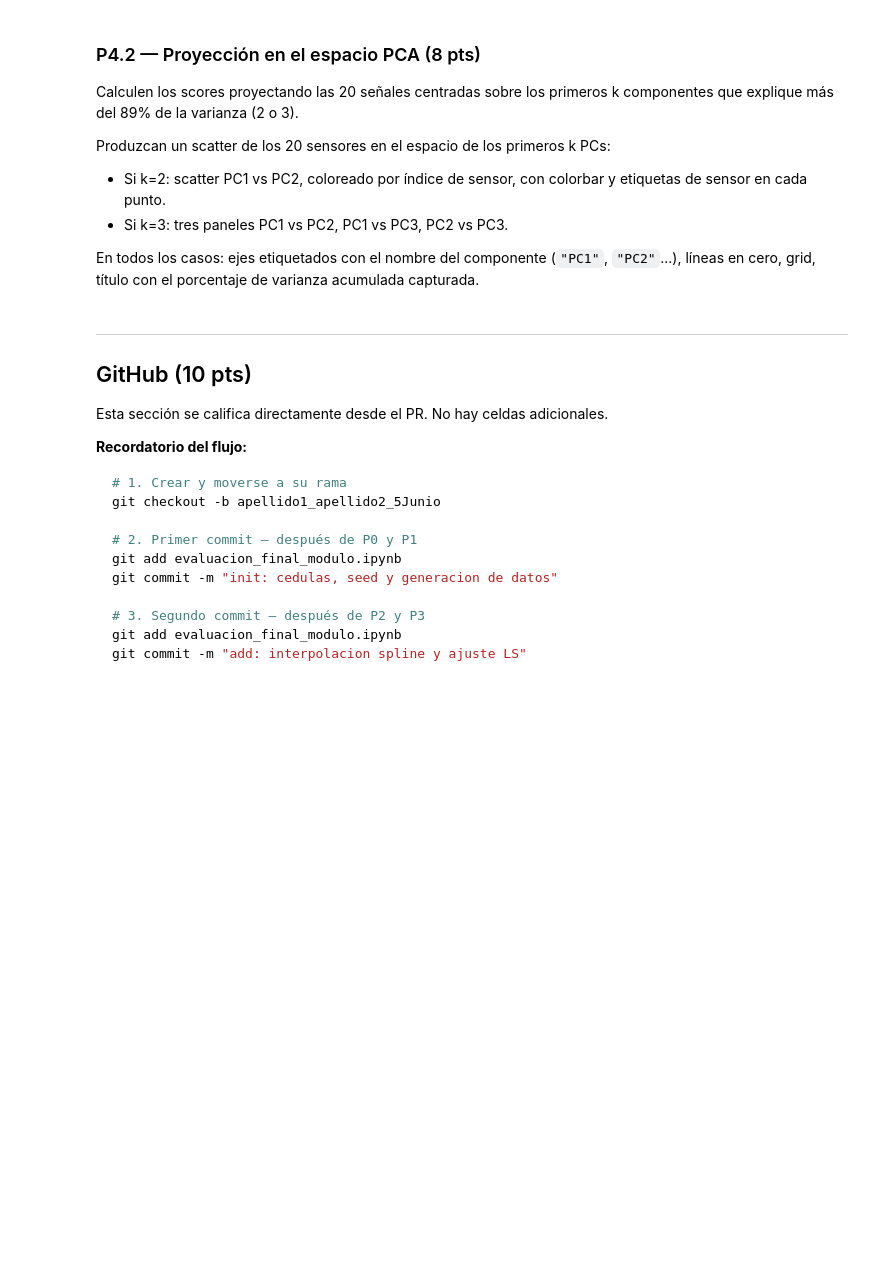
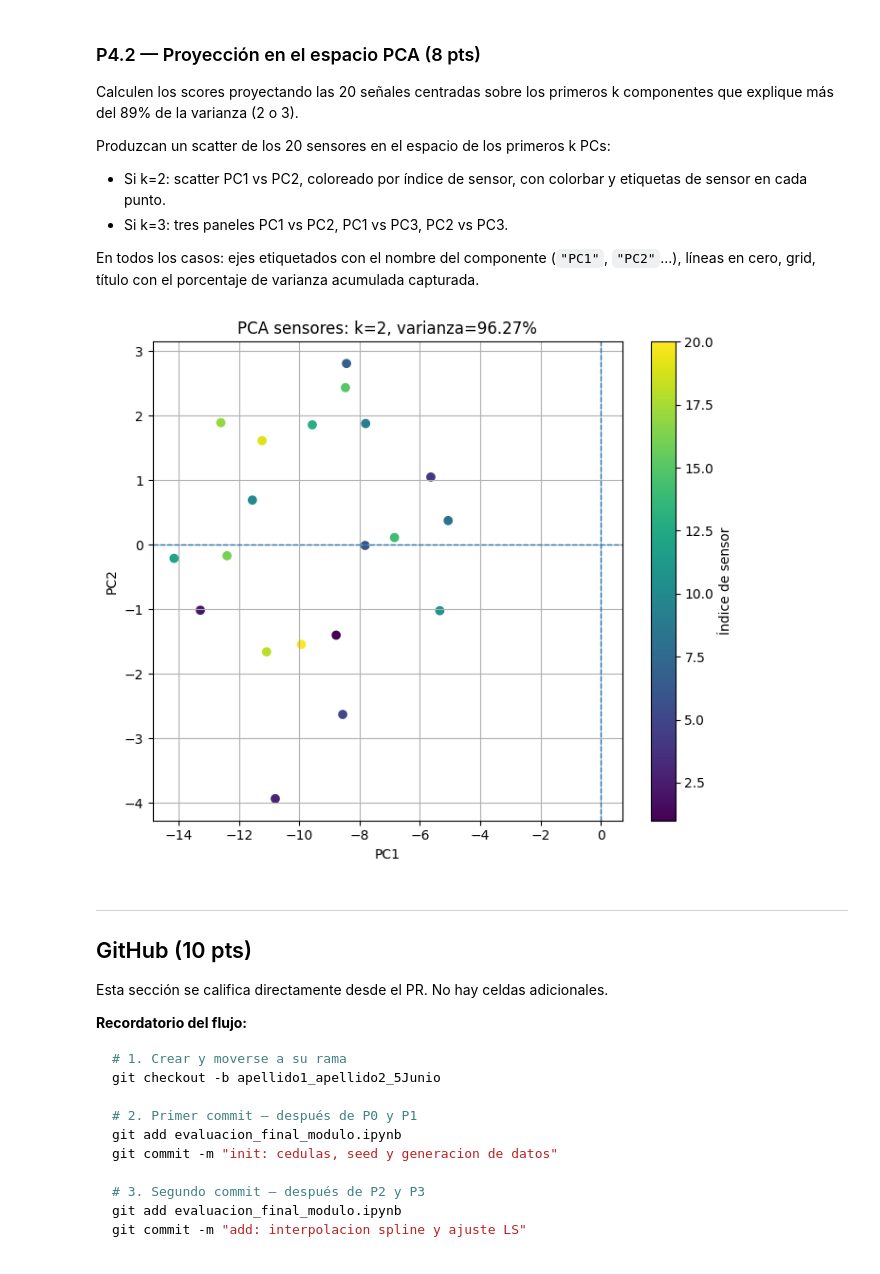
Before and after one commit to manubastidas/programacionCientifica, a Jupyter notebook: Evaluacion/londono_serna_evaluacion1.ipynb, the cells around one changed output. Saved outputs shown, nothing was run; the diff lists cells and outputs as text; code cells hidden in the pictures; blank space fills up the shorter version.

```diff
--- a/Evaluacion/londono_serna_evaluacion1.ipynb
+++ b/Evaluacion/londono_serna_evaluacion1.ipynb
@@ -421,6 +467,83 @@ Produzcan un scatter de los 20 sensores en el espacio de los primeros k PCs:
 
 En todos los casos: ejes etiquetados con el nombre del componente (`"PC1"`, `"PC2"`...),
 líneas en cero, grid, título con el porcentaje de varianza acumulada capturada.
+# %%
+import numpy as np
+import matplotlib.pyplot as plt
+
+# Elegir k tal que explique más del 89%
+k_pca = np.argmax(var_acum > 0.89) + 1
+
+# Por seguridad, limitar a 2 o 3 como pide el enunciado
+k_pca = min(max(k_pca, 2), 3)
+
+# Scores de los sensores en los primeros k PCs
+# X_centered tiene forma (20, 50)
+# Vt[:k_pca].T tiene forma (50, k_pca)
+scores = X_centered @ Vt[:k_pca].T
+
+var_capturada = var_acum[k_pca - 1] * 100
+
+sensor_idx = np.arange(1, m + 1)
+
+if k_pca == 2:
+    fig, ax = plt.subplots(figsize=(7, 6))
+
+    sc = ax.scatter(
+        scores[:, 0],
+        scores[:, 1],
+        c=sensor_idx,
+        cmap='viridis'
+    )
+
+    ax.axhline(0, linestyle='--', linewidth=1)
+    ax.axvline(0, linestyle='--', linewidth=1)
+
+    ax.set_xlabel('PC1')
+    ax.set_ylabel('PC2')
+    ax.set_title(f'PCA sensores: k={k_pca}, varianza={var_capturada:.2f}%')
+    ax.grid(True)
+
+    fig.colorbar(sc, ax=ax, label='Índice de sensor')
+
+    plt.tight_layout()
+    plt.show()
+
+else:
+    fig, axes = plt.subplots(1, 3, figsize=(18, 5))
+
+    pares = [
+        (0, 1, 'PC1', 'PC2'),
+        (0, 2, 'PC1', 'PC3'),
+        (1, 2, 'PC2', 'PC3')
+    ]
+
+    for ax, (i, j, xlabel, ylabel) in zip(axes, pares):
+        sc = ax.scatter(
+            scores[:, i],
+            scores[:, j],
+            c=sensor_idx,
+            cmap='viridis'
+        )
+
+        for s in range(m):
+            ax.text(scores[s, i], scores[s, j], str(s + 1), fontsize=9)
+
+        ax.axhline(0, linestyle='--', linewidth=1)
+        ax.axvline(0, linestyle='--', linewidth=1)
+
+        ax.set_xlabel(xlabel)
+        ax.set_ylabel(ylabel)
+        ax.grid(True)
+
+    fig.suptitle(f'PCA sensores: k={k_pca}, varianza={var_capturada:.2f}%')
+
+    fig.colorbar(sc, ax=axes, label='Índice de sensor')
+
+    plt.tight_layout()
+    plt.show()
+# %% [output]
+[figure, added]
 # %% [markdown]
 ---
 ## GitHub (10 pts)
```
Also changed, not shown: parts of 2 cells of this notebook.
